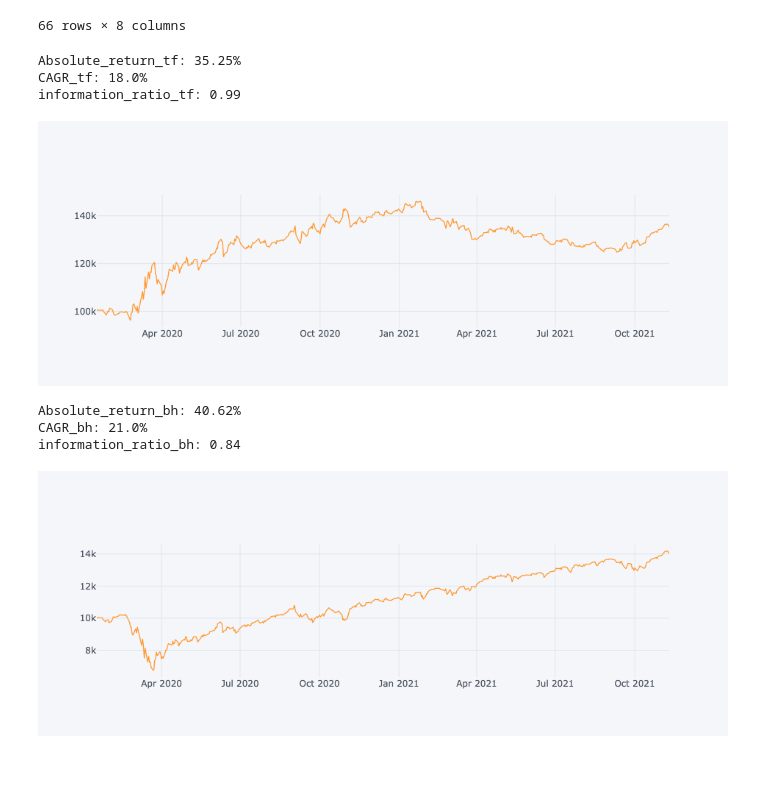
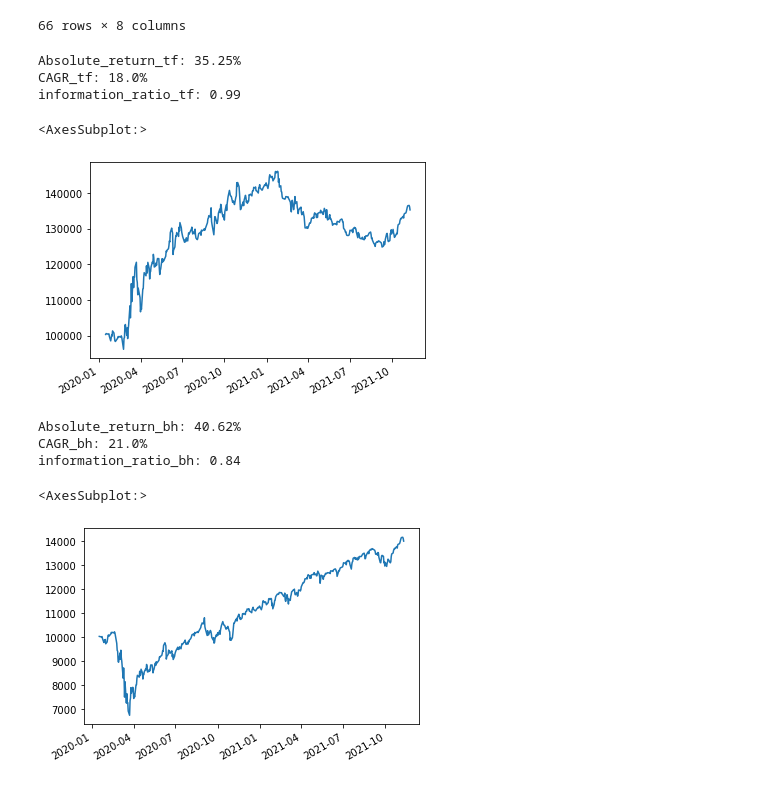
Before and after one commit to lamaalabdalaal/W5C2, a Jupyter notebook: W5C2_template.ipynb, the cells around one changed output. Cells and saved outputs as stored; diff of their text form; code cells hidden in the pictures.

```diff
--- a/W5C2_template.ipynb
+++ b/W5C2_template.ipynb
@@ -133,27 +152,28 @@ results['broker_orders']
 # %%
 #Todo:
 
 result_df = results['result_df']
 
 # Calculate the Absolute Return of our trend-following trading strategy
 Absolute_return_tf = (((result_df.account_val.iloc[-1])- starting_capital)/starting_capital)*100
 print(f"Absolute_return_tf: {np.round(Absolute_return_tf,2)}% ")
 
 # Calculate the CAGR or our trend-following trading strategy
 CAGR_tf = ((result_df.account_val.iloc[-1]/starting_capital)**(252/len(df)))-1
 print(f"CAGR_tf: {(np.round(CAGR_tf,2)*100)}%")
 
 # Calculate the IR (Sharpe without RF-rate) of our trend-following trading strategy
 information_ratio_tf = (result_df.account_val.pct_change().mean()/result_df.account_val.pct_change().std())*((252**0.5))
 print(f"information_ratio_tf: {np.round(information_ratio_tf,2)}")
 
 #Plot the equity curve (hint: use 'account_val')
-result_df.account_val.iplot()
+result_df.account_val.plot()
 # %% [output]
 Absolute_return_tf: 35.25%
 CAGR_tf: 18.0%
 information_ratio_tf: 0.99
+<AxesSubplot:>
-[figure, old version]
+[figure, new version]
 # %%
 # Calculate the Absolute Return of a buy-and-hold strategy in the same period
 Absolute_return_bh = (((result_df.Close.iloc[-1]) - result_df.Open.iloc[0])/result_df.Open.iloc[0])*100
@@ -168,12 +188,13 @@ information_ratio_bh = (result_df.Close.pct_change().mean()/result_df.Close.pct_
 print(f"information_ratio_bh: {np.round(information_ratio_bh,2)}")
 
 #Plot the equity curve (hint: use 'close' returns and your initial capital value to generate an equity curve)
-((result_df.Close.pct_change().dropna()+1).cumprod()*10000).iplot()
+((result_df.Close.pct_change().dropna()+1).cumprod()*10000).plot()
 # %% [output]
 Absolute_return_bh: 40.62%
 CAGR_bh: 21.0%
 information_ratio_bh: 0.84
+<AxesSubplot:>
-[figure, old version]
+[figure, new version]
 # %%
 #Todo - optional, below:
 # Copy any of the code from above to new cells below, and see how changing the symbol, dates and trend parameters changes the performance
```
Also changed, not shown: parts of 1 cell of this notebook.
